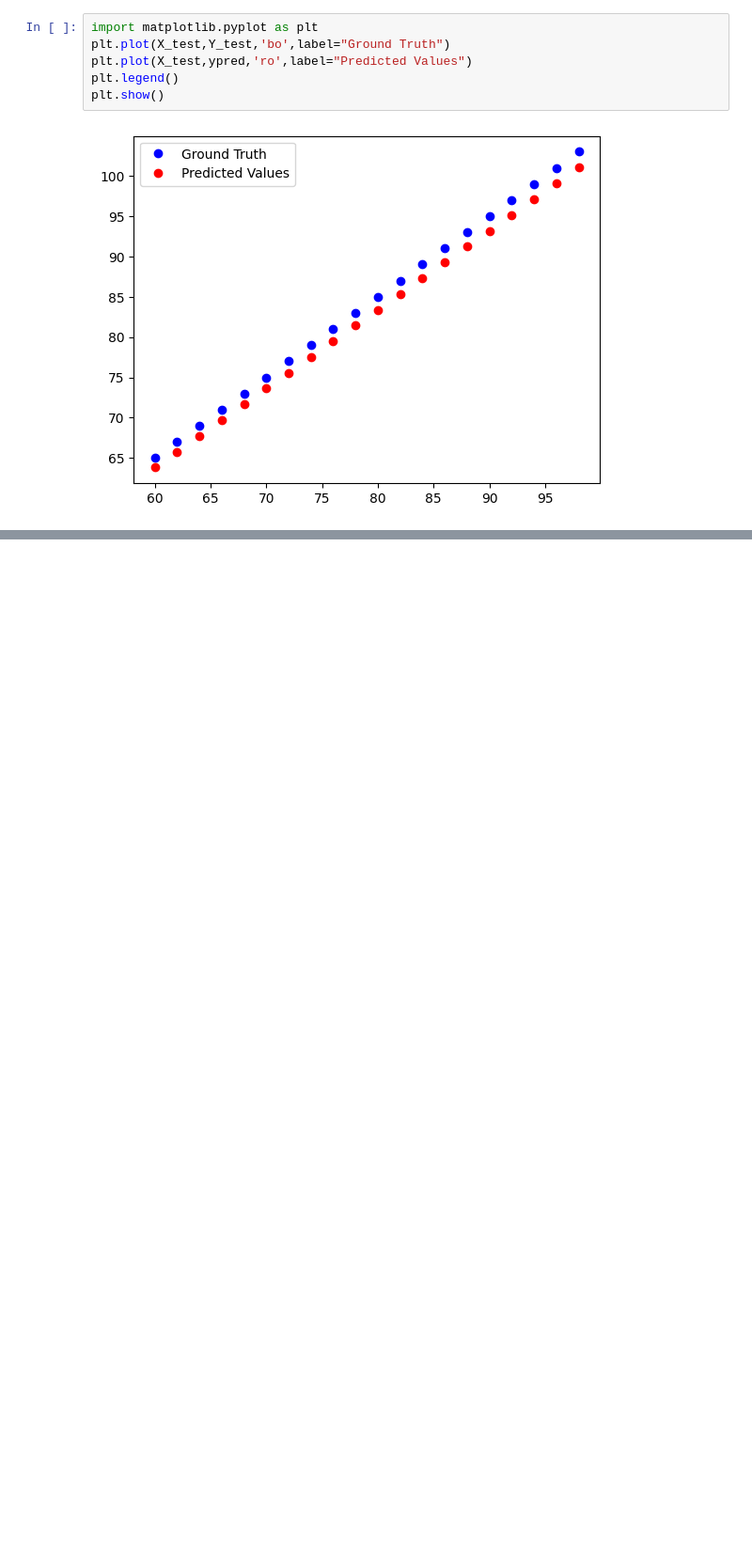
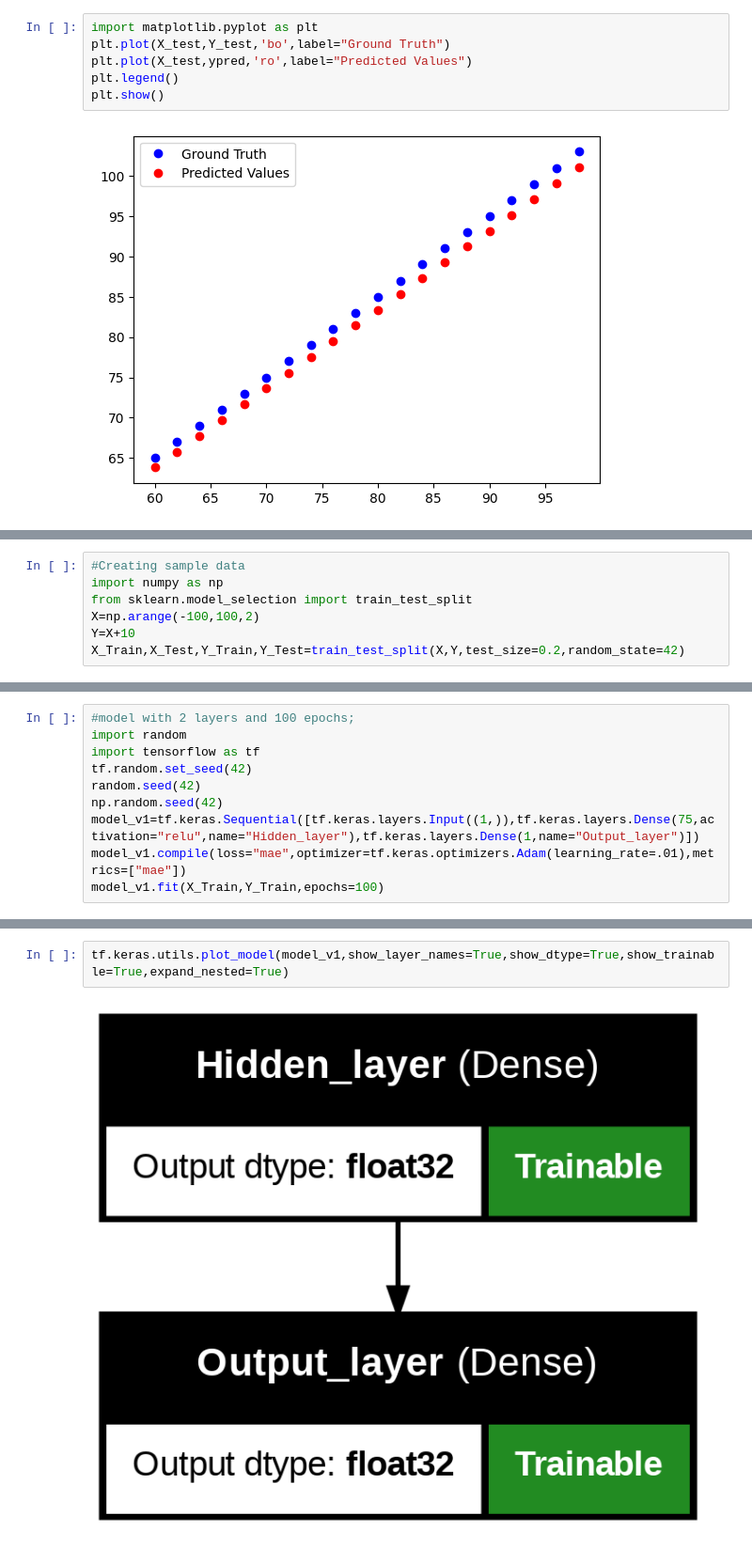
Before and after one commit to Ashwin-2408/Tensor_Flow_Learning, a Jupyter notebook: notebooks/Neural_Network_Regression.ipynb, the cells around one changed output, grey strips where cells are left out. Shown at 94% size. Drawn from its saved outputs; the diff is of its cells as text; blank space fills up the shorter version.

Commit message:
Created different models and compared them

```diff
--- a/notebooks/Neural_Network_Regression.ipynb
+++ b/notebooks/Neural_Network_Regression.ipynb
@@ -501,0 +565,7 @@ plt.show()
+# %%
+#Creating sample data
+import numpy as np
+from sklearn.model_selection import train_test_split
+X=np.arange(-100,100,2)
+Y=X+10
+X_Train,X_Test,Y_Train,Y_Test=train_test_split(X,Y,test_size=0.2,random_state=42)
@@ -501,0 +574,10 @@ plt.show()
+# %%
+#model with 2 layers and 100 epochs;
+import random
+import tensorflow as tf
+tf.random.set_seed(42)
+random.seed(42)
+np.random.seed(42)
+model_v1=tf.keras.Sequential([tf.keras.layers.Input((1,)),tf.keras.layers.Dense(75,activation="relu",name="Hidden_layer"),tf.keras.layers.Dense(1,name="Output_layer")])
+model_v1.compile(loss="mae",optimizer=tf.keras.optimizers.Adam(learning_rate=.01),metrics=["mae"])
+model_v1.fit(X_Train,Y_Train,epochs=100)
@@ -501,0 +603,4 @@ plt.show()
+# %%
+tf.keras.utils.plot_model(model_v1,show_layer_names=True,show_dtype=True,show_trainable=True,expand_nested=True)
+# %% [output]
+[figure, added]
```
Also changed, not shown: parts of 21 cells of this notebook.
